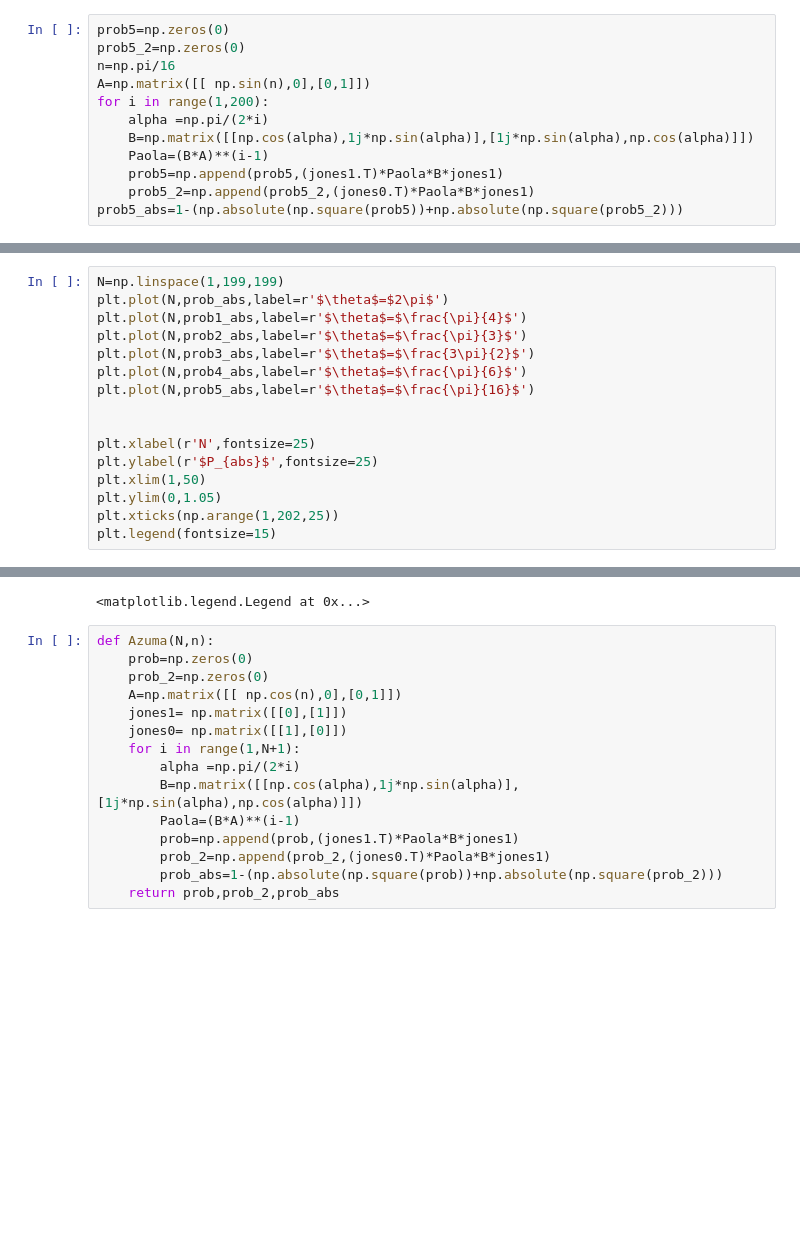
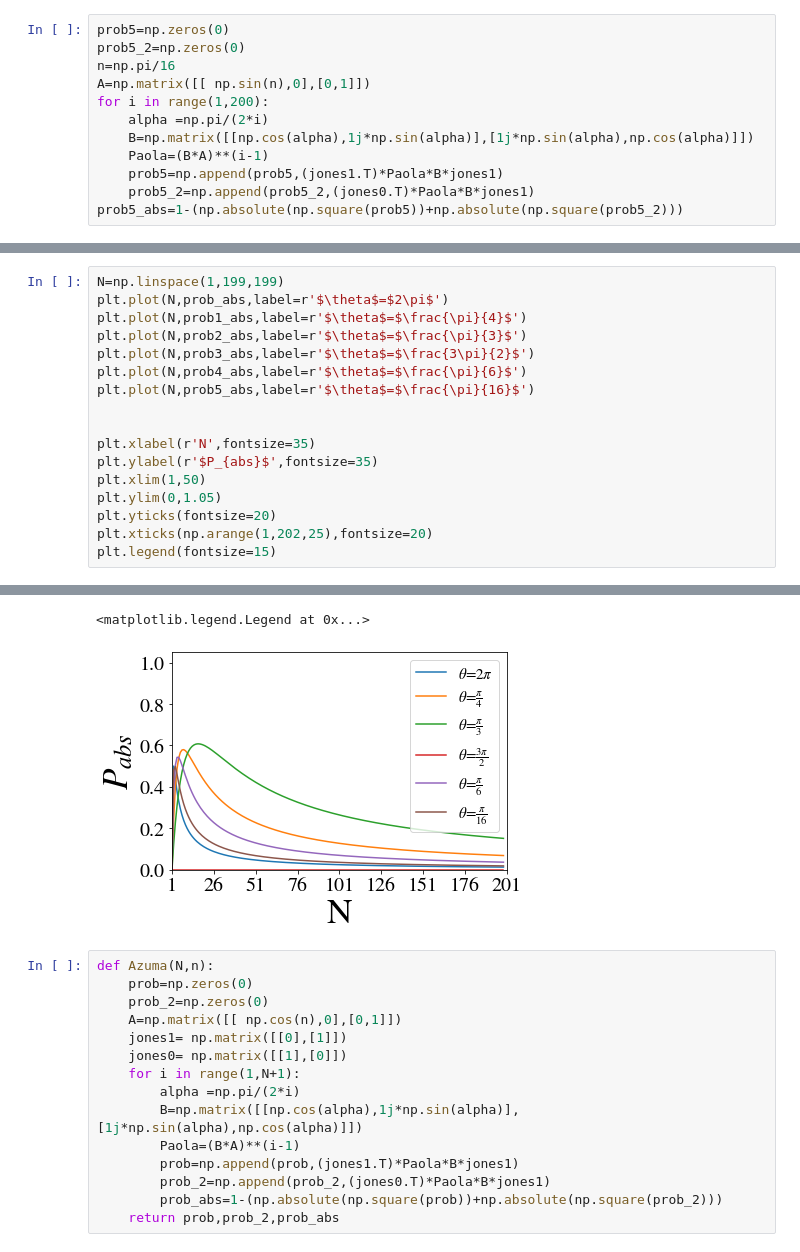
Before and after one commit to gsuarezr/Single-Photon-Mach-Zehnder-, a Jupyter notebook: Hiro_graficas-Copy1.ipynb, the cells around one changed output, grey strips where cells are left out. Drawn from its saved outputs; the diff is of its cells as text; blank space fills up the shorter version.

```diff
--- a/Hiro_graficas-Copy1.ipynb
+++ b/Hiro_graficas-Copy1.ipynb
@@ -146,10 +146,11 @@ plt.plot(N,prob4_abs,label=r'$\theta$=$\frac{\pi}{6}$')
 plt.plot(N,prob5_abs,label=r'$\theta$=$\frac{\pi}{16}$')
 
 
-plt.xlabel(r'N',fontsize=25)
-plt.ylabel(r'$P_{abs}$',fontsize=25)
+plt.xlabel(r'N',fontsize=35)
+plt.ylabel(r'$P_{abs}$',fontsize=35)
 plt.xlim(1,50)
 plt.ylim(0,1.05)
-plt.xticks(np.arange(1,202,25))
+plt.yticks(fontsize=20)
+plt.xticks(np.arange(1,202,25),fontsize=20)
 plt.legend(fontsize=15)
 # %% [output]
@@ -158,4 +157,5 @@ plt.legend(fontsize=15)
 <matplotlib.legend.Legend at 0x...>
+[figure, added]
 # %%
 def Azuma(N,n):
     prob=np.zeros(0)
```
Also changed, not shown: parts of 7 cells of this notebook, 2 other files.
